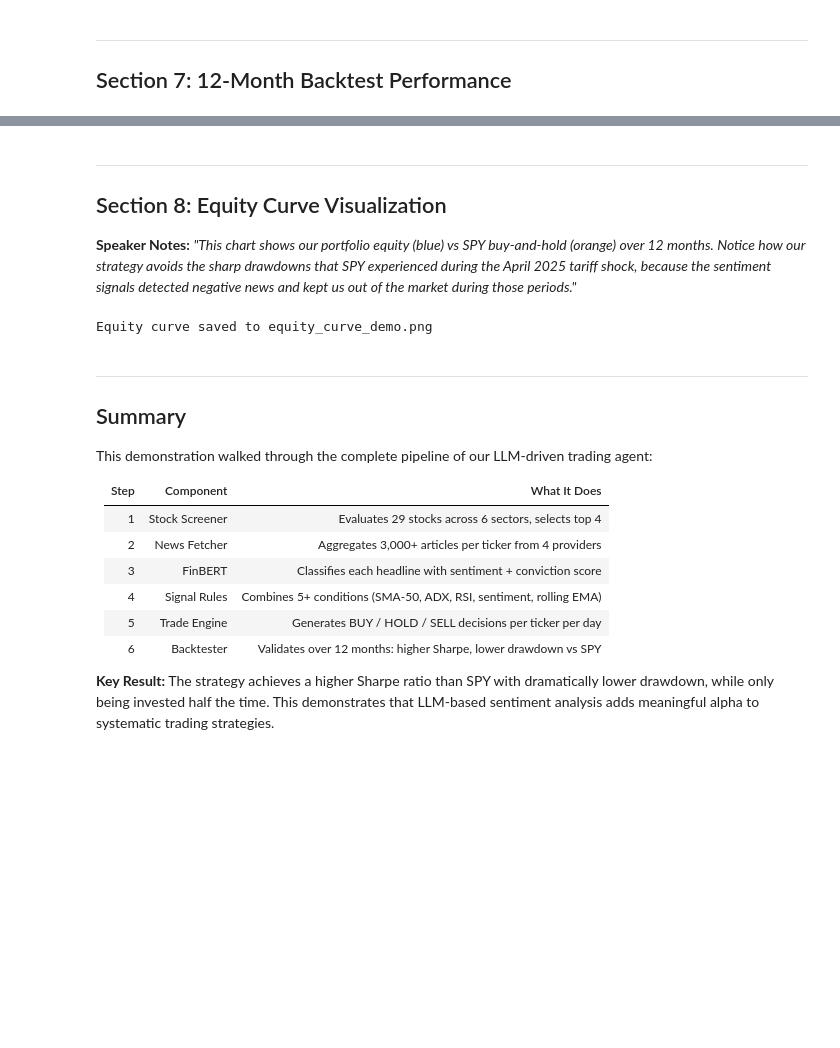
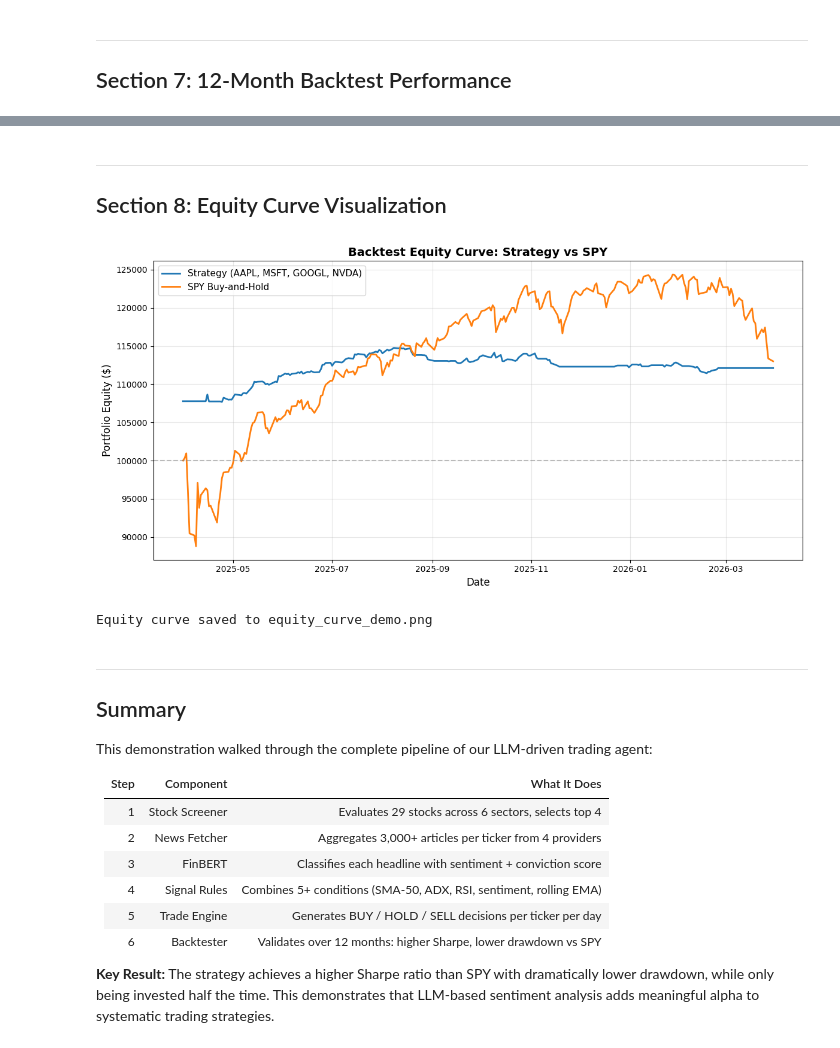
Before and after one commit to renarenyi/Biz-App-II, a Jupyter notebook: demo_presentation.ipynb, the cells around one changed output, grey strips where cells are left out. Drawn from its saved outputs; the diff is of its cells as text; code cells hidden in the pictures; blank space fills up the shorter version.

Commit message:
Fix equity curve plot: remove sympy import, use inline matplotlib backend

```diff
--- a/demo_presentation.ipynb
+++ b/demo_presentation.ipynb
@@ -527,49 +539,43 @@ print_report(result)
 # %% [markdown]
 ---
 ## Section 8: Equity Curve Visualization
-
-**Speaker Notes:** *"This chart shows our portfolio equity (blue) vs SPY buy-and-hold
-(orange) over 12 months. Notice how our strategy avoids the sharp drawdowns that SPY
-experienced during the April 2025 tariff shock, because the sentiment signals detected
-negative news and kept us out of the market during those periods."*
 # %%
-import matplotlib
-matplotlib.use('Agg')
+%matplotlib inline
 import matplotlib.pyplot as plt
 
 curve = result.get('equity_curve', [])
-bench_curve = bench.get('equity_curve', [])
+bench_curve = result.get('benchmark', {}).get('equity_curve', [])
 
 if curve:
-    # Consolidate equity curve (one value per timestamp)
     seen = {}
     for c in curve:
         seen[c['timestamp']] = c['equity']
     sorted_ts = sorted(seen.keys())
     dates = sorted_ts
     strat_eq = [seen[t] for t in sorted_ts]
 
     fig, ax = plt.subplots(figsize=(12, 6))
     ax.plot(dates, strat_eq, label='Strategy (AAPL, MSFT, GOOGL, NVDA)', color='#1f77b4', linewidth=2)
 
     if bench_curve:
         bench_dates = [c['timestamp'] for c in bench_curve]
         bench_eq = [c['equity'] for c in bench_curve]
         ax.plot(bench_dates, bench_eq, label='SPY Buy-and-Hold', color='#ff7f0e', linewidth=2)
 
     ax.set_title('Backtest Equity Curve: Strategy vs SPY', fontsize=14, fontweight='bold')
     ax.set_xlabel('Date', fontsize=12)
     ax.set_ylabel('Portfolio Equity ($)', fontsize=12)
     ax.legend(fontsize=11)
     ax.grid(True, alpha=0.3)
     ax.axhline(y=100000, color='gray', linestyle='--', alpha=0.5, label='Initial Capital')
     plt.tight_layout()
     plt.savefig('equity_curve_demo.png', dpi=150)
     plt.show()
     print('Equity curve saved to equity_curve_demo.png')
 else:
     print('No equity curve data available.')
 # %% [output]
+[figure, added]
 Equity curve saved to equity_curve_demo.png
 # %% [markdown]
 ---
```
Also changed, not shown: parts of 7 cells of this notebook, 1 other file.
